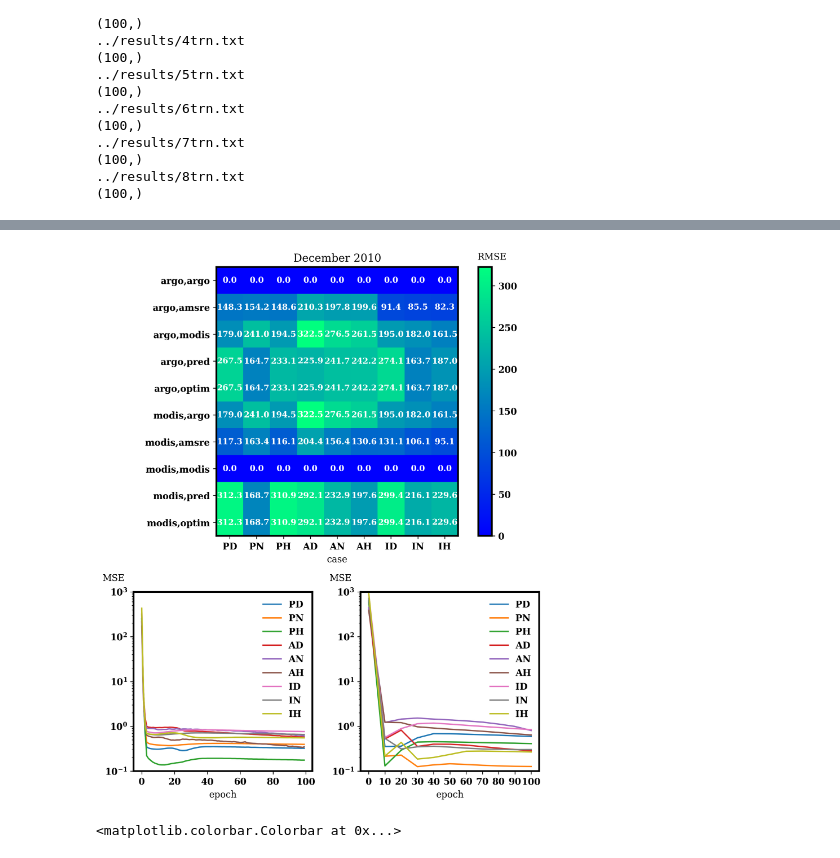
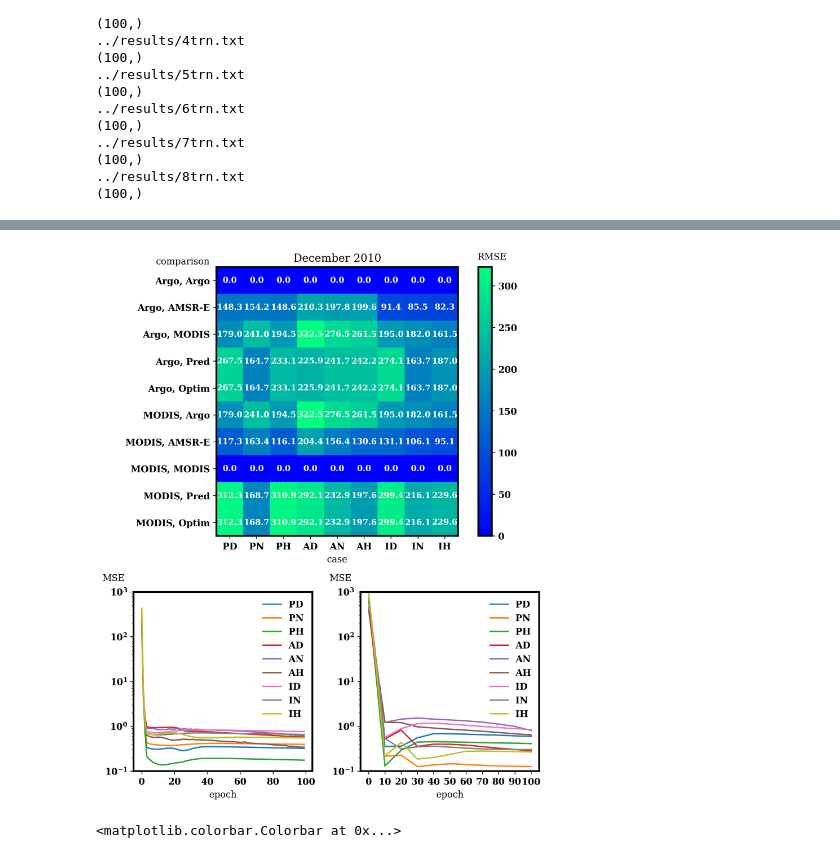
Before and after one commit to albertlarson/aqua, a Jupyter notebook: scripts/aqua_argo_testplots.ipynb, the cells around one changed output, grey strips where cells are left out. Cells and saved outputs as stored; diff of their text form; code cells hidden in the pictures.

```diff
--- a/scripts/aqua_argo_testplots.ipynb
+++ b/scripts/aqua_argo_testplots.ipynb
@@ -141,21 +133,22 @@ plt.xticks(
 plt.ylabel('RMSE',loc='top',rotation=0,labelpad=-50)
 plt.yticks(
         ticks=list(range(10)),
-        labels=['argo,argo',
-                'argo,amsre',
-                'argo,modis',
-                'argo,pred',
-                'argo,optim',
-               'modis,argo',
-               'modis,amsre',
-               'modis,modis',
-               'modis,pred',
-               'modis,optim'],
+        labels=['Argo, Argo',
+                'Argo, AMSR-E',
+                'Argo, MODIS',
+                'Argo, Pred',
+                'Argo, Optim',
+               'MODIS, Argo',
+               'MODIS, AMSR-E',
+               'MODIS, MODIS',
+               'MODIS, Pred',
+               'MODIS, Optim'],
     )
 plt.colorbar()
 ax = plt.gca()
 ax.yaxis.set_label_coords(1.20,1.02)
 plt.title('December 2010')
+plt.annotate('comparison',(0,1),(-.25,1.01),xycoords='axes fraction',fontweight='normal')
 
 for i in range(10):
     for j in range(9):
@@ -178,34 +171,34 @@ for i in y0:
     plt.ylabel('MSE',loc='top',rotation=0,labelpad=-20)
     ax.yaxis.set_label_coords(-0.05,1.05)
     plt.xlabel('epoch')
     # plt.title('Training Losses vs. Epoch')
     plt.legend(['PD','PN','PH','AD','AN','AH','ID','IN','IH'])
 
 
     # break
 
 idx1 = list(range(y1.shape[1]))
 
 fig.add_subplot(gssp[0,1])
 for i in y1:
     plt.plot(idx1,i)
     ax = plt.gca()
     ax.set_ylim([ymin, ymax])
     plt.yscale('log')
     plt.ylabel('MSE',loc='top',rotation=0,labelpad=-20)
     ax.yaxis.set_label_coords(-0.05,1.05)
     plt.xlabel('epoch')
     # plt.title('Validation Losses vs. Epoch')
     plt.legend(['PD','PN','PH','AD','AN','AH','ID','IN','IH'])
 
     plt.xticks(
         ticks=idx1,
         labels=[0,10,20,30,40,50,60,70,80,90,100]
         # labels=y1
     )
 plt.savefig('../figures/diffs_and_heatmap-9cases.png',bbox_inches='tight')
 # %% [output]
-[figure, old version]
+[figure, new version]
 # %%
 plt.imshow(y3,cmap='cividis')
 plt.xlabel('case')
```
Also changed, not shown: parts of 1 cell of this notebook, 2 other files.
